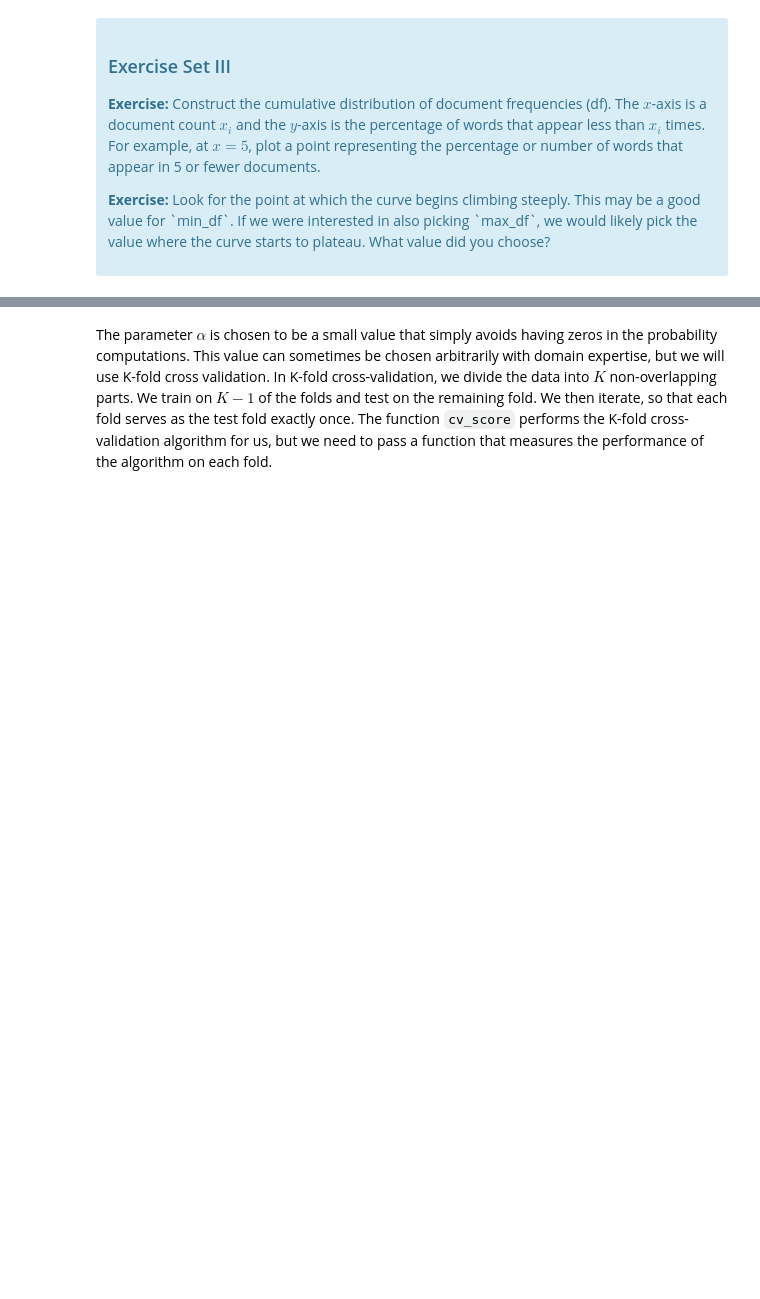
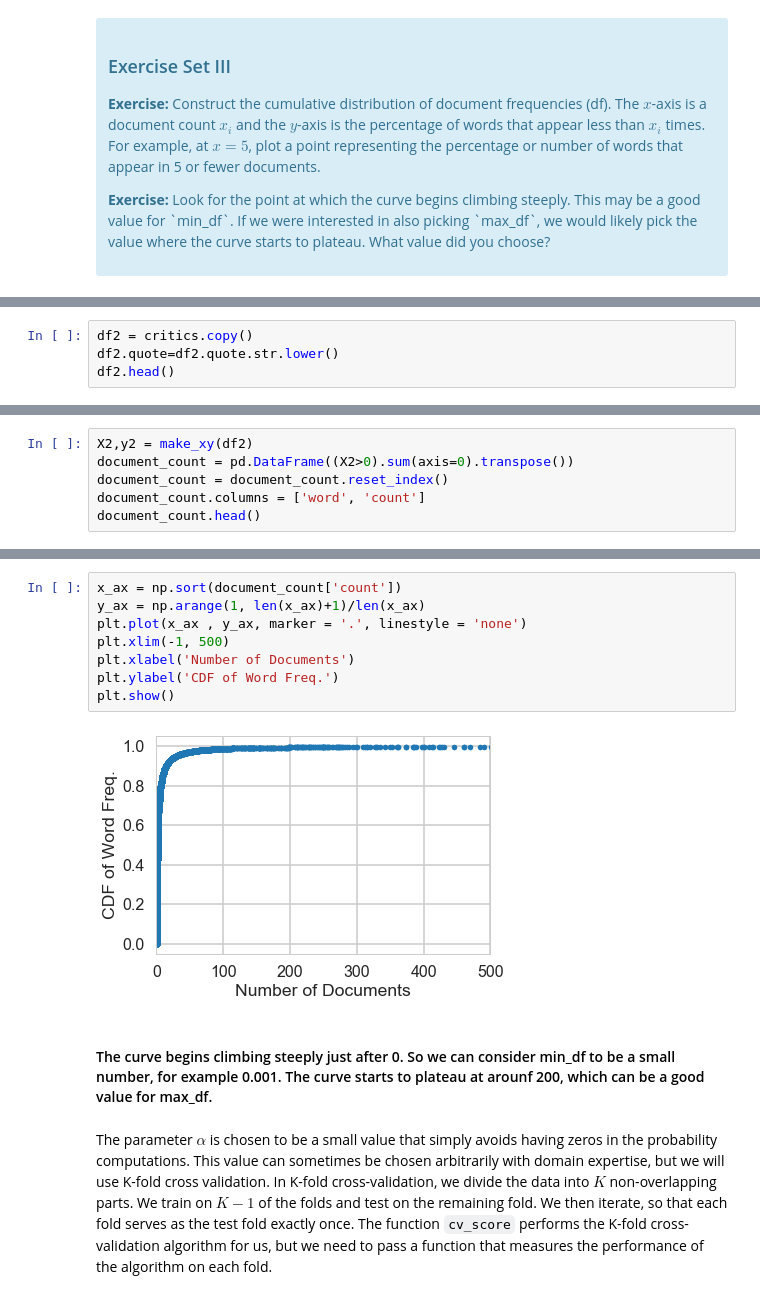
Before and after one commit to nasims/DataScience, a Jupyter notebook: naive_bayes/Mini_Project_Naive_Bayes_nasims.ipynb, the cells around one changed output, grey strips where cells are left out. Drawn from its saved outputs; the diff is of its cells as text; blank space fills up the shorter version.

```diff
--- a/naive_bayes/Mini_Project_Naive_Bayes_nasims.ipynb
+++ b/naive_bayes/Mini_Project_Naive_Bayes_nasims.ipynb
@@ -303,0 +311,4 @@ First, let's find an appropriate value for `min_df` for the `CountVectorizer`. `
+# %%
+df2 = critics.copy()
+df2.quote=df2.quote.str.lower()
+df2.head()
@@ -303,0 +322,6 @@ First, let's find an appropriate value for `min_df` for the `CountVectorizer`. `
+# %%
+X2,y2 = make_xy(df2)
+document_count = pd.DataFrame((X2>0).sum(axis=0).transpose())
+document_count = document_count.reset_index()
+document_count.columns = ['word', 'count']
+document_count.head()
@@ -304,3 +335,15 @@ First, let's find an appropriate value for `min_df` for the `CountVectorizer`. `
+# %%
+x_ax = np.sort(document_count['count'])
+y_ax = np.arange(1, len(x_ax)+1)/len(x_ax)
+plt.plot(x_ax , y_ax, marker = '.', linestyle = 'none')
+plt.xlim(-1, 500)
+plt.xlabel('Number of Documents')
+plt.ylabel('CDF of Word Freq.')
+plt.show()
+# %% [output]
+[figure, added]
+# %% [markdown]
+#### The curve begins climbing steeply just after 0. So we can consider min_df to be a small number, for example 0.001. The curve starts to plateau at arounf 200, which can be a good value for max_df.
 # %% [markdown]
 The parameter $\alpha$ is chosen to be a small value that simply avoids having zeros in the probability computations. This value can sometimes be chosen arbitrarily with domain expertise, but we will use K-fold cross validation. In K-fold cross-validation, we divide the data into $K$ non-overlapping parts. We train on $K-1$ of the folds and test on the remaining fold. We then iterate, so that each fold serves as the test fold exactly once. The function `cv_score` performs the K-fold cross-validation algorithm for us, but we need to pass a function that measures the performance of the algorithm on each fold.
 # %%
```
Also changed, not shown: parts of 22 cells of this notebook.
